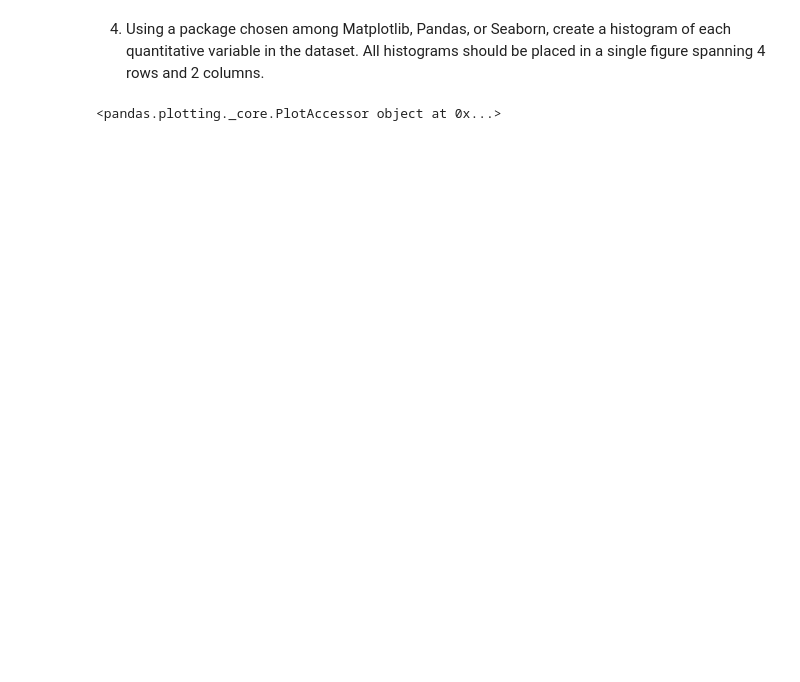
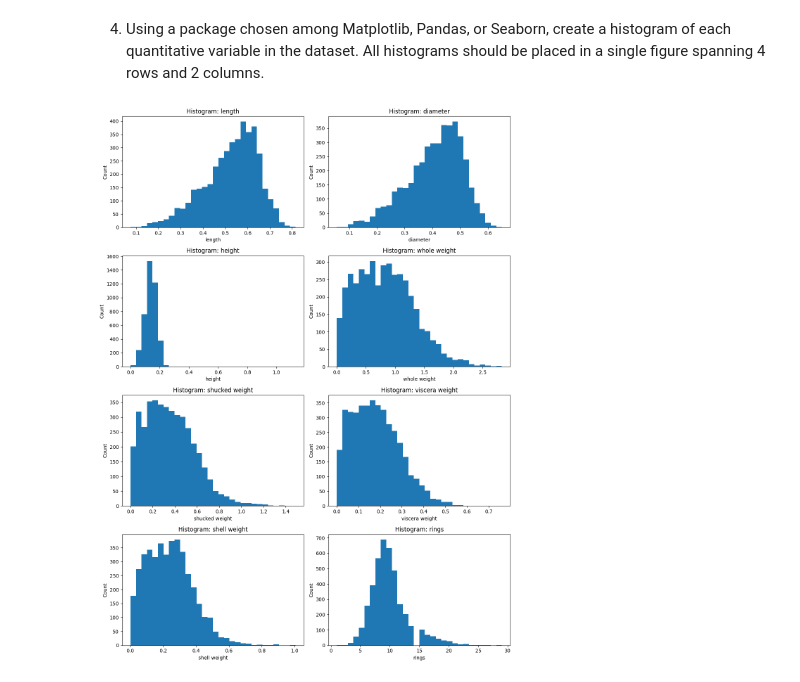
Before and after one commit to Matio004/ProgramingInPython, a Jupyter notebook: zad1/analysis.ipynb, the cells around one changed output. Drawn from its saved outputs; the diff is of its cells as text; code cells hidden in the pictures; blank space fills up the shorter version.

```diff
--- a/zad1/analysis.ipynb
+++ b/zad1/analysis.ipynb
@@ -9,6 +10,7 @@ data = pd.read_csv('./data.csv', sep=',', names=[
     'rings'
 ])
 data['sex'] = data['sex'].map({'M': 'Male', 'F': 'Female', 'I': 'Infant'});
+num_cols = data.select_dtypes(include='number').columns
 # %% [markdown]
 1.
 # %%
@@ -42,6 +44,19 @@ sns.countplot(data, x='sex');
 # %% [markdown]
 4. Using a package chosen among Matplotlib, Pandas, or Seaborn, create a histogram of each quantitative variable in the dataset. All histograms should be placed in a single figure spanning 4 rows and 2 columns.
 # %%
-data.plot
+fig, axes = plt.subplots(4, 2, figsize=(12, 16))
+axes = axes.ravel()
+
+for i, col in enumerate(num_cols):
+    axes[i].hist(data[col].dropna(), bins=30)
+    axes[i].set_title(f'Histogram: {col}')
+    axes[i].set_xlabel(col)
+    axes[i].set_ylabel('Count')
+
+for j in range(len(num_cols), len(axes)):
+    axes[j].set_visible(False)
+
+plt.tight_layout()
+plt.show()
 # %% [output]
-<pandas.plotting._core.PlotAccessor object at 0x...>
+[figure, added]
```
Also changed, not shown: parts of 14 cells of this notebook.
